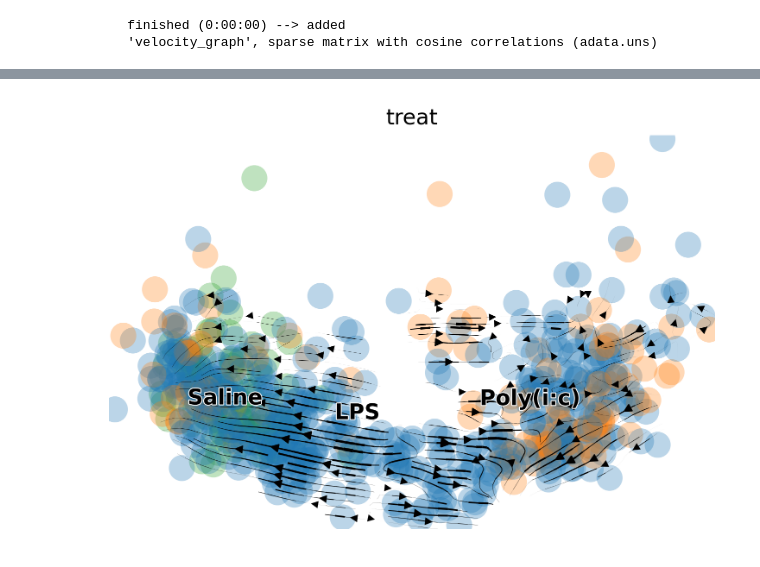
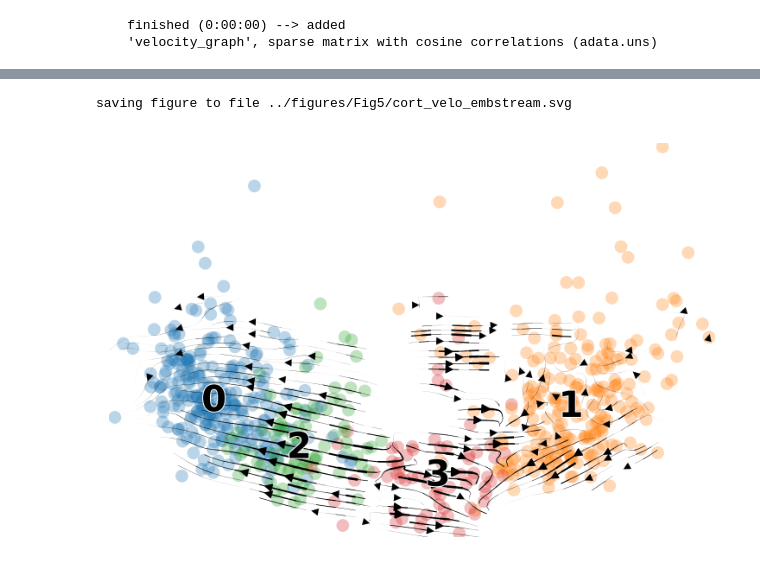
Before and after one commit to RuiyuRayWang/pituitary_inflammation, a Jupyter notebook: notebooks/scVelo_cort.ipynb, the cells around one changed output, grey strips where cells are left out. Cells and saved outputs as stored; diff of their text form; code cells hidden in the pictures.

```diff
--- a/notebooks/scVelo_cort.ipynb
+++ b/notebooks/scVelo_cort.ipynb
@@ -126,4 +91,9 @@ computing velocity embedding
 # %%
-scv.pl.velocity_embedding_stream(cort, basis='pca',color='treat')
+scv.pl.velocity_embedding_stream(
+    cort, basis='pca', color='leiden', title='',
+    size=200, arrow_size=1, legend_fontsize=20,
+    save='../figures/Fig5/cort_velo_embstream.svg'
+)
 # %% [output]
+saving figure to file ../figures/Fig5/cort_velo_embstream.svg
-[figure, old version]
+[figure, new version]
```
Also changed, not shown: parts of 21 cells of this notebook, 1 other file.
